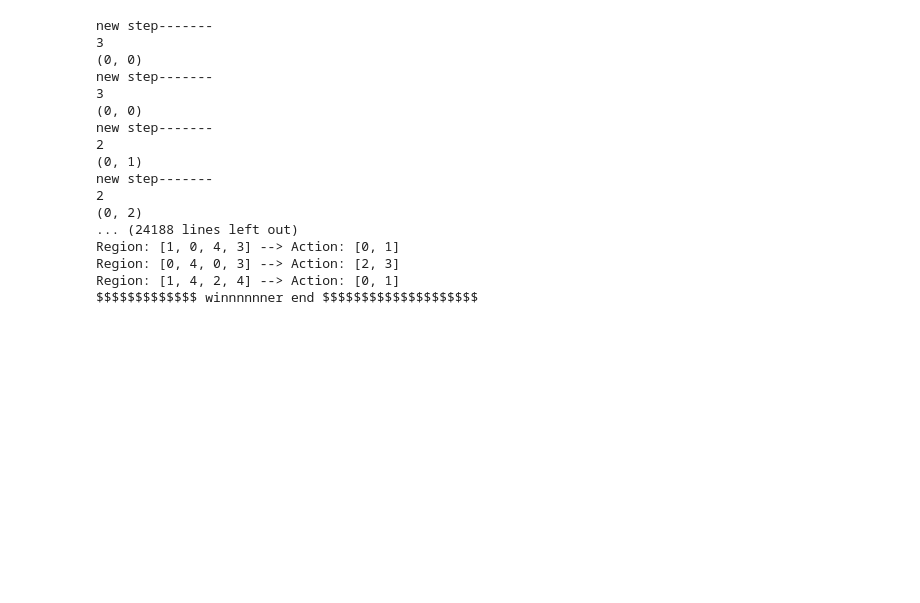
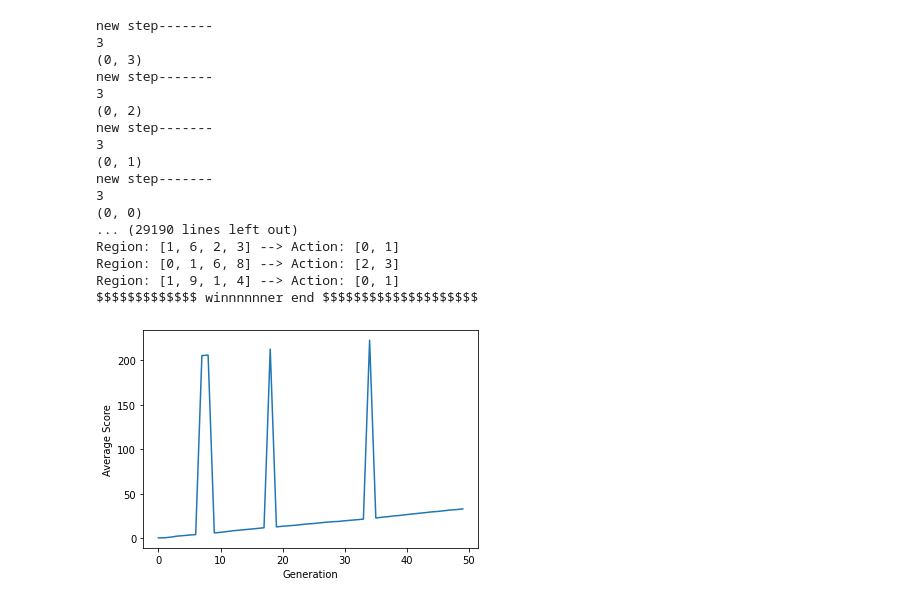
Before and after one commit to noahsealy/qptg, a Jupyter notebook: team-search-competition.ipynb, the cells around one changed output. Saved outputs shown, nothing was run; the diff lists cells and outputs as text; code cells hidden in the pictures; blank space fills up the shorter version.

Commit message:
started fitness curves, added figure 9 generalization... fig9 seems to work but more work to test

```diff
--- a/team-search-competition.ipynb
+++ b/team-search-competition.ipynb
@@ -18,8 +20,9 @@ outOfBounds = -0.01
 memoryRepeat = 0 #-0.01
 goalReached = 1000
 
-env = Figure13(5, 5, (2, 4), (0, 0), memorySize, legalMove, illegalMove, outOfBounds, memoryRepeat, goalReached)
+# env = Figure13(5, 5, (2, 4), (0, 0), memorySize, legalMove, illegalMove, outOfBounds, memoryRepeat, goalReached)
 # env = Figure12(5, 5, (4, 4), (0, 0), memorySize, legalMove, illegalMove, outOfBounds, memoryRepeat, goalReached)
+env = Figure9(10, 10, (4, 9), (0, 3), memorySize, legalMove, illegalMove, outOfBounds, memoryRepeat, goalReached)
 # %%
 # adam_and_eve = []
 # env.reset()
@@ -70,6 +73,12 @@ for adam in adam_and_eve:
 #     for learner in team.learners:
 #         print(learner.id)
 # print('-----init pop end-----')
+
+# variables for tracking fitness, for curves
+gens = []
+maxes = []
+averages = []
+mins = []
 
 for gen in range(numGens):
     if win:
@@ -113,6 +122,24 @@ for gen in range(numGens):
         for learner in searchManager.teamPool[i].learners:
             print(learner.program.rule.region)
     print(f'>>>>>>>>>>>>>>>>>>>>>>>Gen {gen+1} end!>>>>>>>>>>>>>>>>>>>>>>>')
+    # start: manage fitness curves (at end of gen)
+    gens.append(gen)
+    total = 0
+    max_fitness = -100
+    min_fitness = 100
+#     for team in searchManager.teamPool:
+    for data in toEvaluateAfterGen:
+        team = data[0]
+        total += team.fitness
+        if team.fitness > max_fitness:
+            max_fitness = team.fitness
+        if team.fitness < min_fitness:
+            min_fitness = team.fitness
+    average_fitness = total / len(searchManager.teamPool)
+    maxes.append(max_fitness)
+    averages.append(average_fitness)
+    mins.append(min_fitness)
+    # end: manage fitness curves (at end of gen)
 for team in searchManager.winners:
     print('$$$$$$$$$$$$$ winnnnnner start $$$$$$$$$$$$$$$$$$$$')
     print(team.fitness)
@@ -121,20 +148,35 @@ for team in searchManager.winners:
         print(f'Region: {learner.program.rule.region} --> Action: {learner.program.rule.action_set}')
     print('$$$$$$$$$$$$$ winnnnnner end $$$$$$$$$$$$$$$$$$$$')
 # %% [output]
+new step-------
+3
+(0, 3)
+new step-------
+3
+(0, 2)
+new step-------
+3
+(0, 1)
 new step-------
 3
 (0, 0)
-new step-------
-3
-(0, 0)
-new step-------
-2
-(0, 1)
-new step-------
-2
-(0, 2)
-... (24188 lines left out)
-Region: [1, 0, 4, 3] --> Action: [0, 1]
-Region: [0, 4, 0, 3] --> Action: [2, 3]
-Region: [1, 4, 2, 4] --> Action: [0, 1]
+... (29190 lines left out)
+Region: [1, 6, 2, 3] --> Action: [0, 1]
+Region: [0, 1, 6, 8] --> Action: [2, 3]
+Region: [1, 9, 1, 4] --> Action: [0, 1]
 $$$$$$$$$$$$$ winnnnnner end $$$$$$$$$$$$$$$$$$$$
+# %%
+#fitness curves
+x = []
+y = []
+for gen in gens:
+    x.append(gen)
+
+for average in averages:
+    y.append(average)
+plt.xlabel('Generation')
+plt.ylabel('Average Score')
+plt.plot(x, y)
+plt.show()
+# %% [output]
+[figure, added]
```
Also changed, not shown: parts of 4 cells of this notebook, 2 other files.
